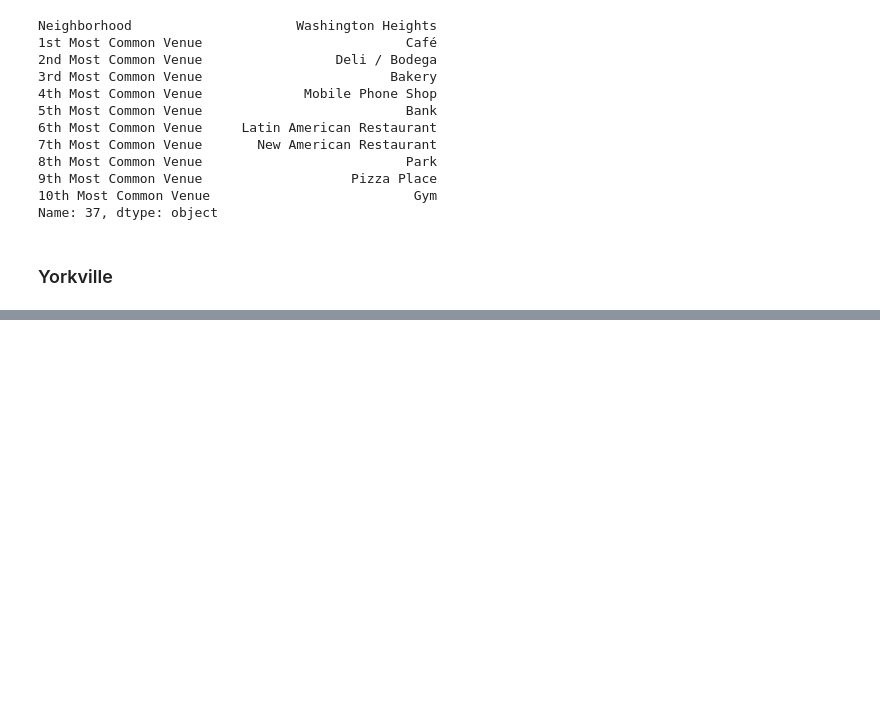
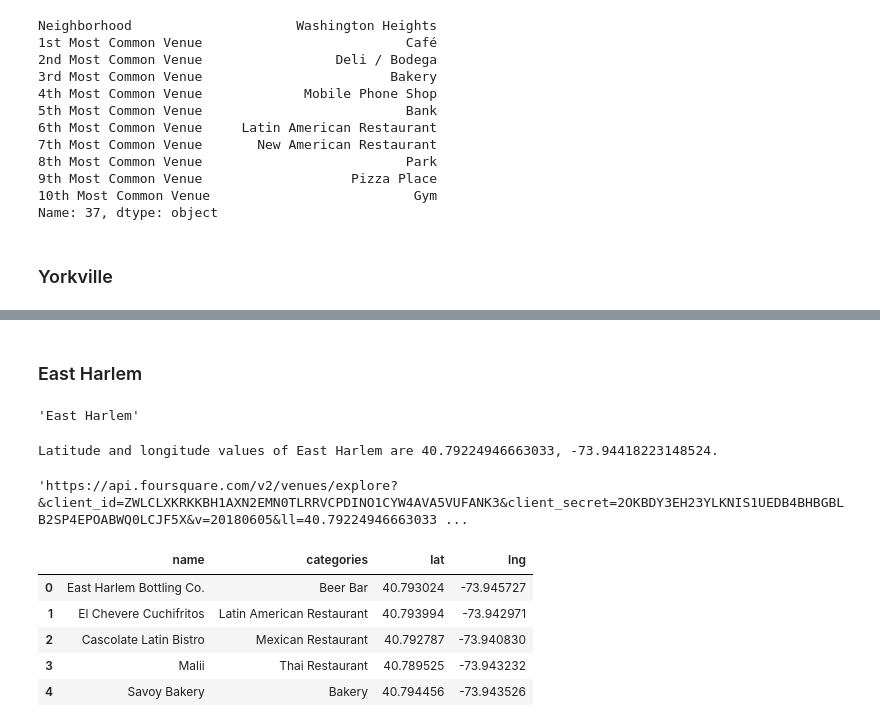
Before and after one commit to Venkatakrishnan2021/IBM_Coursera_Capstone_2, a Jupyter notebook: 2_Week2_1_Code.ipynb, the cells around one changed output, grey strips where cells are left out. Drawn from its saved outputs; the diff is of its cells as text; code cells hidden in the pictures; blank space fills up the shorter version.

```diff
--- a/2_Week2_1_Code.ipynb
+++ b/2_Week2_1_Code.ipynb
@@ -523,0 +613,69 @@ Name: 39, dtype: object
+# %% [markdown]
+### East Harlem
+# %%
+manhattan_data.loc[7, 'Neighborhood']
+# %% [output]
+'East Harlem'
+# %%
+neighborhood_latitude = manhattan_data.loc[7, 'Latitude'] # neighborhood latitude value
+neighborhood_longitude = manhattan_data.loc[7, 'Longitude'] # neighborhood longitude value
+
+neighborhood_name = manhattan_data.loc[7, 'Neighborhood'] # neighborhood name
+
+print('Latitude and longitude values of {} are {}, {}.'.format(neighborhood_name,
+                                                               neighborhood_latitude,
+                                                               neighborhood_longitude))
+# %% [output]
+Latitude and longitude values of East Harlem are 40.79224946663033, -73.94418223148524.
+# %%
+# type your answer here
+LIMIT = 100
+radius = 500
+url = 'https://api.foursquare.com/v2/venues/explore?&client_id={}&client_secret={}&v={}&ll={},{}&radius={}&limit={}'.format(
+    CLIENT_ID,
+    CLIENT_SECRET,
+    VERSION,
+    neighborhood_latitude,
+    neighborhood_longitude,
+    radius,
+    LIMIT)
+url
+# %% [output]
+'https://api.foursquare.com/v2/venues/explore?&client_id=ZWLCLXKRKKBH1AXN2EMN0TLRRVCPDINO1CYW4AVA5VUFANK3&client_secret=2OKBDY3EH23YLKNIS1UEDB4BHBGBLB2SP4EPOABWQ0LCJF5X&v=20180605&ll=40.79224946663033 ...
+# %%
+results = requests.get(url).json()
+# %%
+# function that extracts the category of the venue
+def get_category_type(row):
+    try:
+        categories_list = row['categories']
+    except:
+        categories_list = row['venue.categories']
+
+    if len(categories_list) == 0:
+        return None
+    else:
+        return categories_list[0]['name']
+# %%
+venues = results['response']['groups'][0]['items']
+
+nearby_venues = pd.json_normalize(venues) # flatten JSON
+
+# filter columns
+filtered_columns = ['venue.name', 'venue.categories', 'venue.location.lat', 'venue.location.lng']
+nearby_venues =nearby_venues.loc[:, filtered_columns]
+
+# filter the category for each row
+nearby_venues['venue.categories'] = nearby_venues.apply(get_category_type, axis=1)
+
+# clean columns
+nearby_venues.columns = [col.split(".")[-1] for col in nearby_venues.columns]
+
+nearby_venues.head()
+# %% [output]
+|  | name | categories | lat | lng |
+| 0 | East Harlem Bottling Co. | Beer Bar | 40.793024 | -73.945727 |
+| 1 | El Chevere Cuchifritos | Latin American Restaurant | 40.793994 | -73.942971 |
+| 2 | Cascolate Latin Bistro | Mexican Restaurant | 40.792787 | -73.940830 |
+| 3 | Malii | Thai Restaurant | 40.789525 | -73.943232 |
+| 4 | Savoy Bakery | Bakery | 40.794456 | -73.943526 |
```
Also changed, not shown: parts of 40 cells of this notebook.
